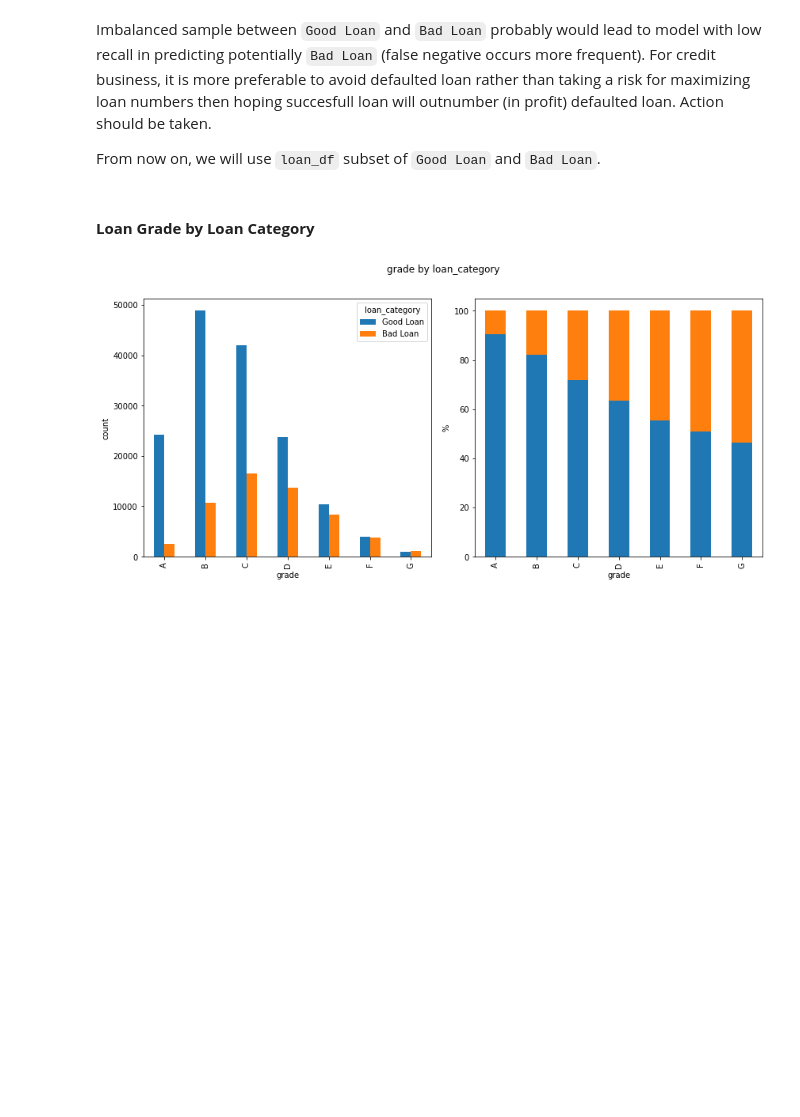
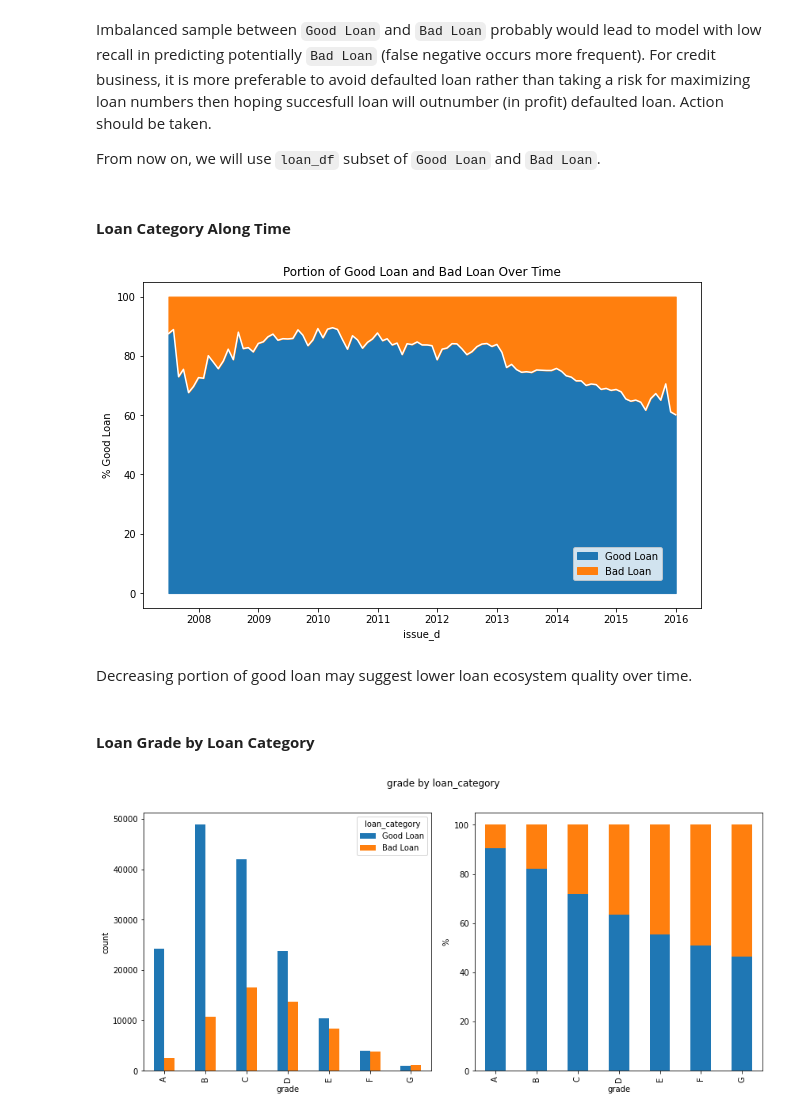
Before and after one commit to nbarizki/creditdefaultml, a Jupyter notebook: 2_Data_exploration.ipynb, the cells around one changed output. Cells and saved outputs as stored; diff of their text form; code cells hidden in the pictures; blank space fills up the shorter version.

```diff
--- a/2_Data_exploration.ipynb
+++ b/2_Data_exploration.ipynb
@@ -1204,6 +1219,35 @@ Imbalanced sample between `Good Loan` and `Bad Loan` probably would lead to mode
 From now on, we will use `loan_df` subset of `Good Loan` and `Bad Loan`.
 # %%
 loan_df_subset = loan_df[loan_df.loan_category.isin(['Good Loan', 'Bad Loan'])]
+# %% [markdown]
+#### **Loan Category Along Time**
+# %%
+aggr_loan_cat = loan_df\
+    .set_index('issue_d')\
+    .assign(loan_cat_map=lambda x: x.loan_category.map({'Good Loan': 100, 'Bad Loan': 0}))\
+    .groupby([pd.Grouper(freq='M')])\
+    .agg({'loan_cat_map': 'mean'})\
+    .reset_index()
+# plot
+fig, ax = plt.subplots(figsize=(10, 6))
+color_blue = sns.color_palette()[0]
+color_orange= sns.color_palette()[1]
+ax.plot(aggr_loan_cat.issue_d, aggr_loan_cat.loan_cat_map, color='white')
+ax.fill_between(
+    data=aggr_loan_cat, color=color_blue,
+    x='issue_d', y1='loan_cat_map', y2=0, label='Good Loan')
+ax.fill_between(
+    data=aggr_loan_cat, color=color_orange,
+    x='issue_d', y1=100, y2='loan_cat_map', label='Bad Loan')
+ax.set_xlabel('issue_d')
+ax.set_ylabel('% Good Loan')
+ax.set_title('Portion of Good Loan and Bad Loan Over Time')
+plt.legend(loc='lower center', bbox_to_anchor=(0.6, 0.07, 0.5, 0.5))
+plt.show()
+# %% [output]
+[figure, added]
+# %% [markdown]
+Decreasing portion of good loan may suggest lower loan ecosystem quality over time.
 # %% [markdown]
 #### **Loan Grade by Loan Category**
 # %%
```
Also changed, not shown: parts of 29 cells of this notebook, 19 other files.
